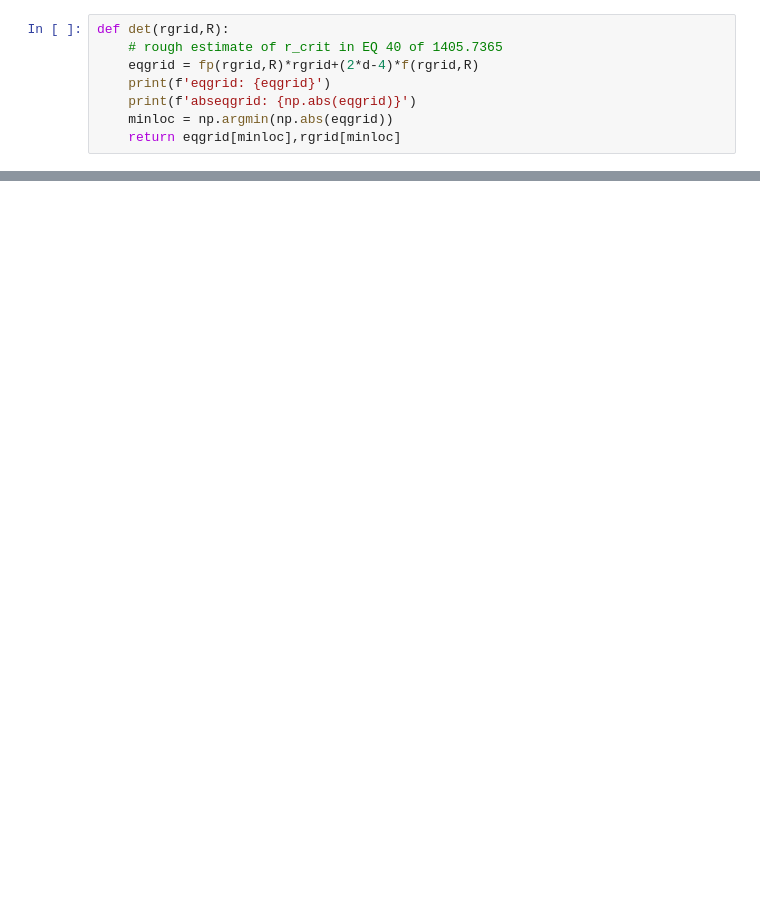
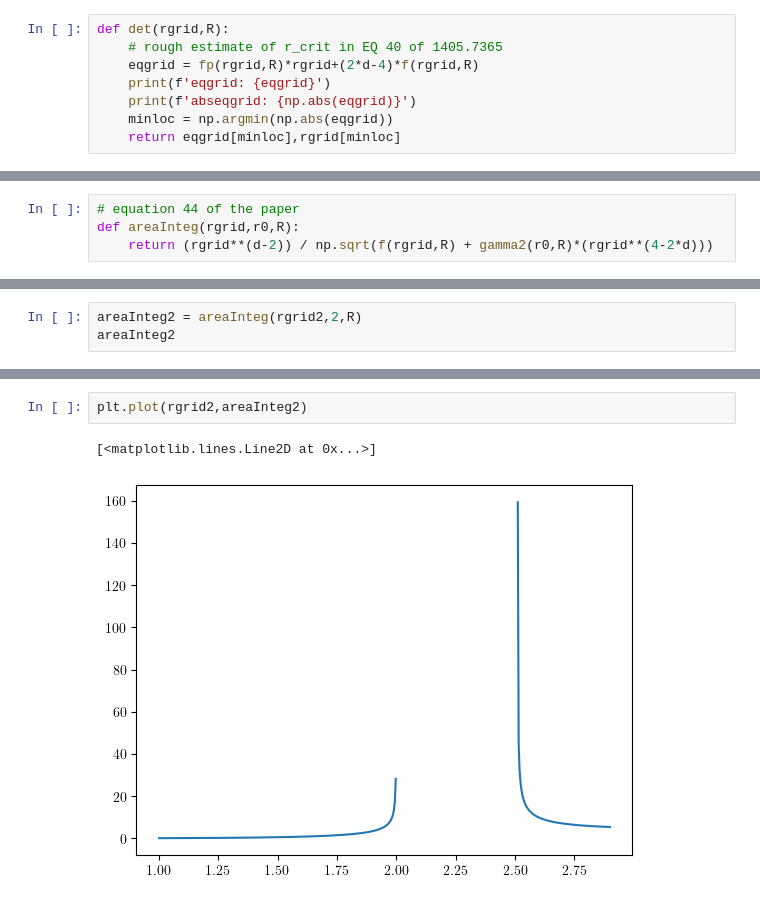
Before and after one commit to Bkorotko03/HoloProj, a Jupyter notebook: PertRNBH251110.ipynb, the cells around one changed output, grey strips where cells are left out. Saved outputs shown, nothing was run; the diff lists cells and outputs as text; blank space fills up the shorter version.

```diff
--- a/PertRNBH251110.ipynb
+++ b/PertRNBH251110.ipynb
@@ -220,0 +201,4 @@ abseqgrid: [3.23999838e+08 3.22065191e+08 3.20147821e+08 ... 1.79999640e+02
+# %%
+# equation 44 of the paper
+def areaInteg(rgrid,r0,R):
+    return (rgrid**(d-2)) / np.sqrt(f(rgrid,R) + gamma2(r0,R)*(rgrid**(4-2*d)))
@@ -220,0 +236,3 @@ abseqgrid: [3.23999838e+08 3.22065191e+08 3.20147821e+08 ... 1.79999640e+02
+# %%
+areaInteg2 = areaInteg(rgrid2,2,R)
+areaInteg2
@@ -220,0 +257,5 @@ abseqgrid: [3.23999838e+08 3.22065191e+08 3.20147821e+08 ... 1.79999640e+02
+# %%
+plt.plot(rgrid2,areaInteg2)
+# %% [output]
+[<matplotlib.lines.Line2D at 0x...>]
+[figure, added]
```
Also changed, not shown: parts of 20 cells of this notebook, 1 other file.
